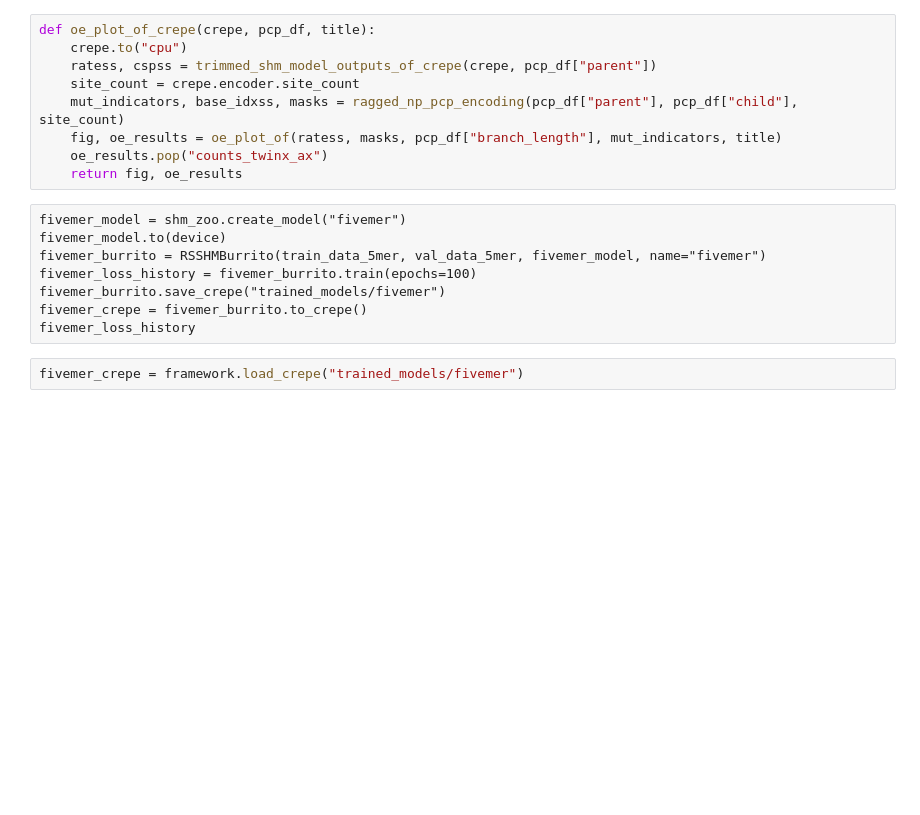
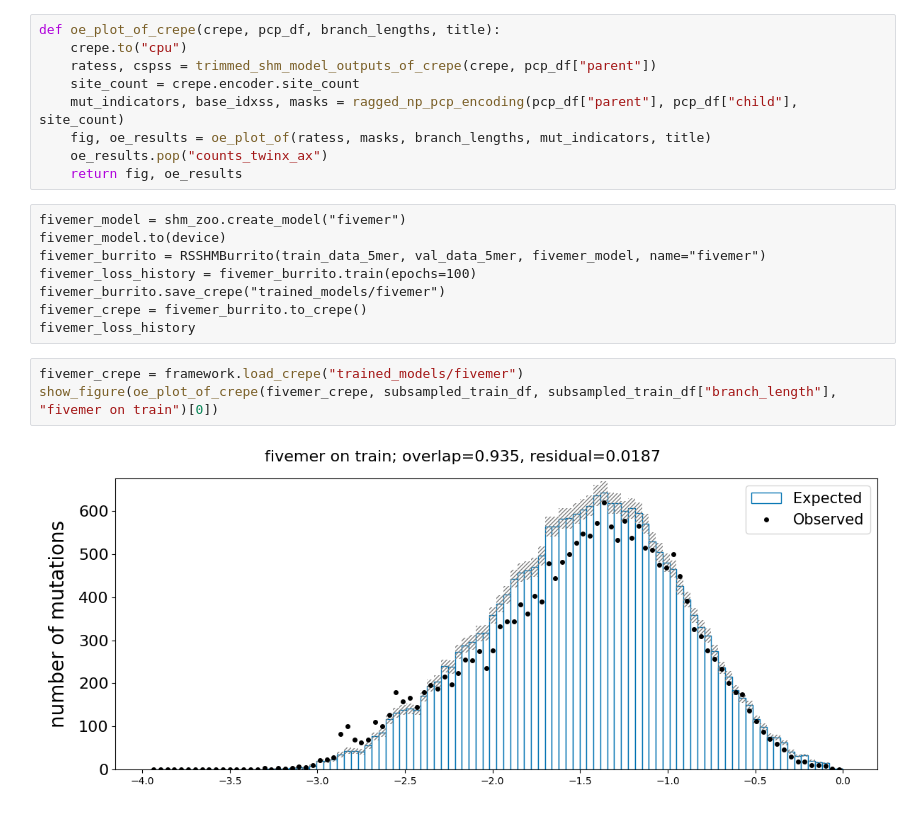
Before and after one commit to matsengrp/thrifty-experiments-1, a Jupyter notebook: human/lets_overfit.ipynb, the cells around one changed output. Saved outputs shown, nothing was run; the diff lists cells and outputs as text; blank space fills up the shorter version.

```diff
--- a/human/lets_overfit.ipynb
+++ b/human/lets_overfit.ipynb
@@ -47,10 +51,10 @@ for data in [train_data_5mer, val_data_5mer, train_data_3mer, val_data_3mer]:
 # %%
-def oe_plot_of_crepe(crepe, pcp_df, title):
+def oe_plot_of_crepe(crepe, pcp_df, branch_lengths, title):
     crepe.to("cpu")
     ratess, cspss = trimmed_shm_model_outputs_of_crepe(crepe, pcp_df["parent"])
     site_count = crepe.encoder.site_count
     mut_indicators, base_idxss, masks = ragged_np_pcp_encoding(pcp_df["parent"], pcp_df["child"], site_count)
-    fig, oe_results = oe_plot_of(ratess, masks, pcp_df["branch_length"], mut_indicators, title)
+    fig, oe_results = oe_plot_of(ratess, masks, branch_lengths, mut_indicators, title)
     oe_results.pop("counts_twinx_ax")
     return fig, oe_results
 # %% [raw]
@@ -63,3 +67,6 @@ fivemer_crepe = fivemer_burrito.to_crepe()
 fivemer_loss_history
 # %%
 fivemer_crepe = framework.load_crepe("trained_models/fivemer")
+show_figure(oe_plot_of_crepe(fivemer_crepe, subsampled_train_df, subsampled_train_df["branch_length"], "fivemer on train")[0])
+# %% [output]
+[figure, added]
```
Also changed, not shown: parts of 12 cells of this notebook, 1 other file.
